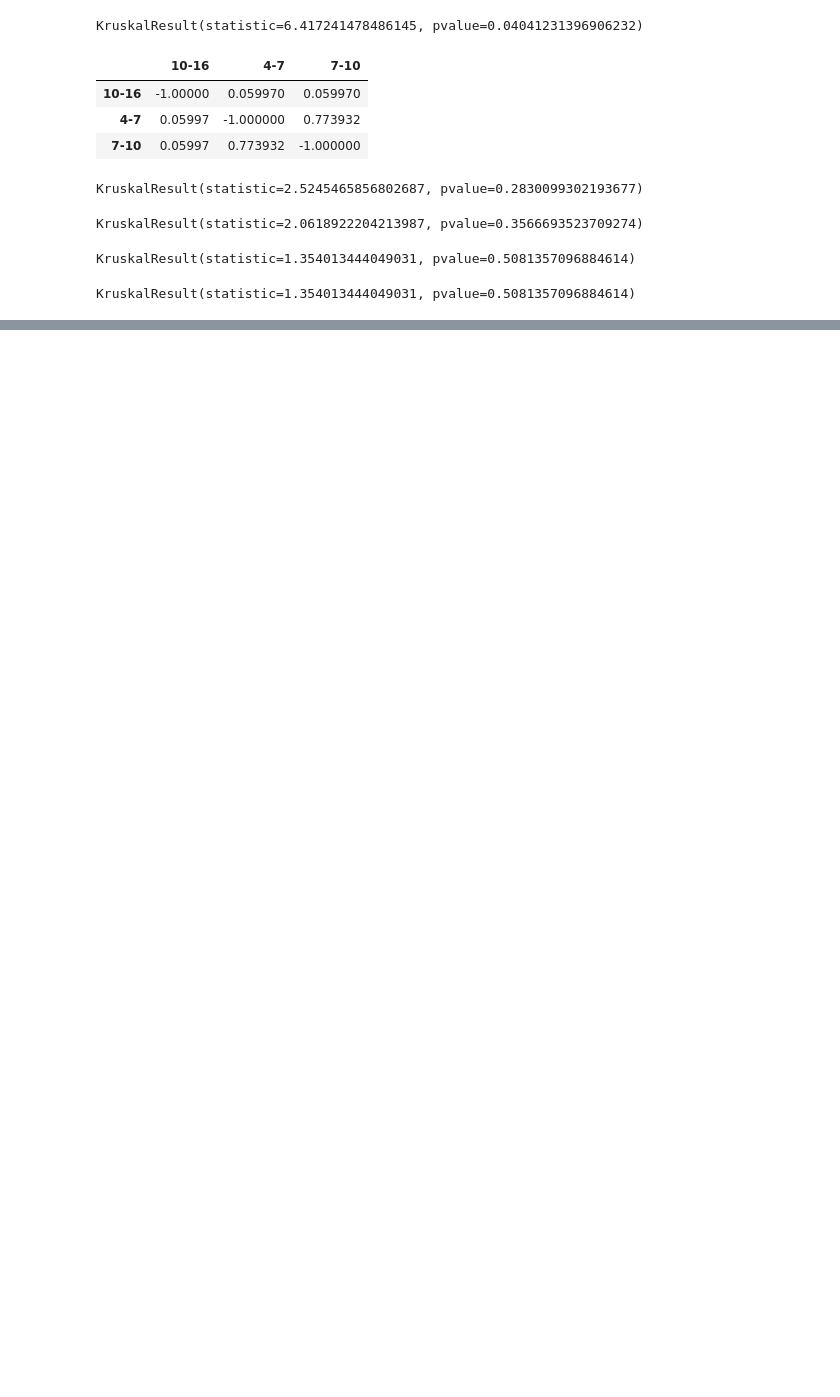
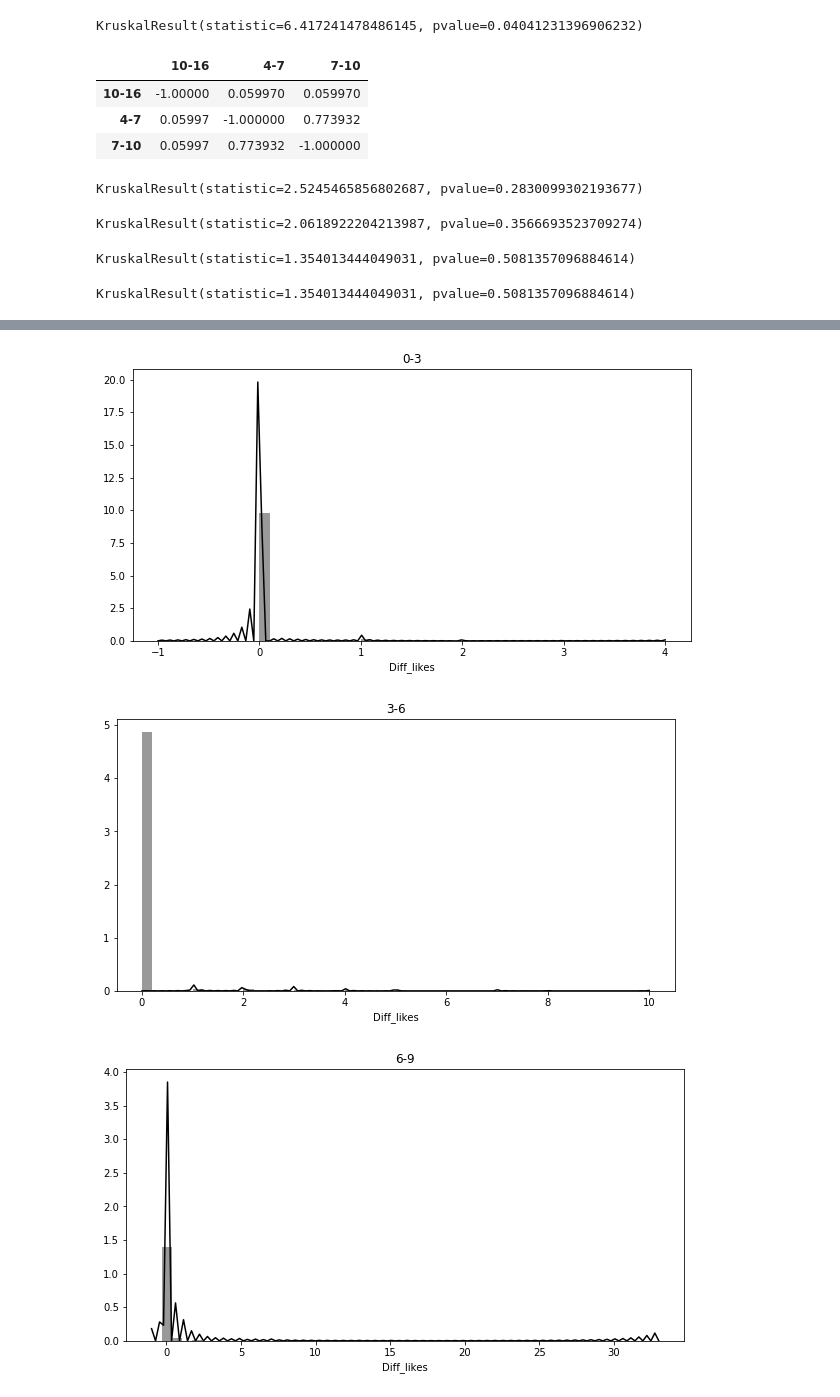
Before and after one commit to Frat3r/instagram, a Jupyter notebook: inst_analysis_likes.ipynb, the cells around one changed output, grey strips where cells are left out. Drawn from its saved outputs; the diff is of its cells as text; code cells hidden in the pictures; blank space fills up the shorter version.

```diff
--- a/inst_analysis_likes.ipynb
+++ b/inst_analysis_likes.ipynb
@@ -266,0 +361,10 @@ KruskalResult(statistic=1.354013444049031, pvalue=0.5081357096884614)
+# %%
+time_int_hist = inst_no0_diff_likes.Time_intervals.unique()
+for time_int in time_int_hist:
+    plt.figure(figsize=(10,5))
+    sns.distplot(inst_diff_likes.loc[inst_diff_likes.Time_intervals == time_int]['Diff_likes'],
+                 color="black").set_title(time_int);
+# %% [output]
+[figure, added]
+[figure, added]
+[figure, added]
```
Also changed, not shown: parts of 35 cells of this notebook.
